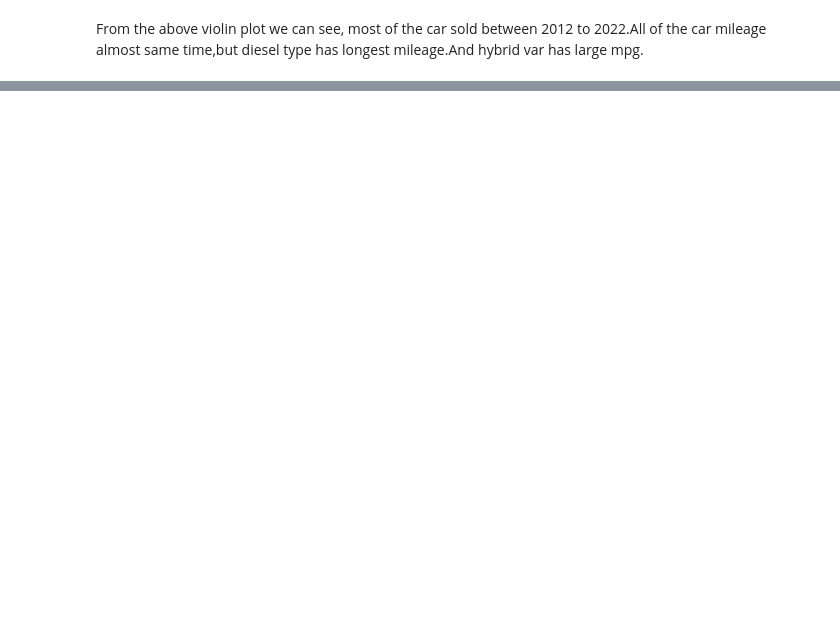
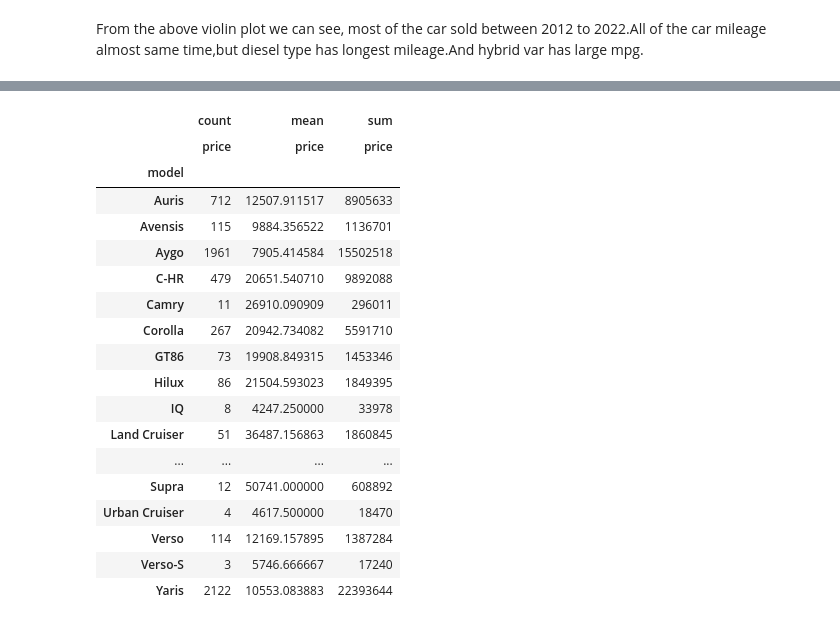
Before and after one commit to shawon-barua/Toyota_used_car_analysis, a Jupyter notebook: toyota_used_car_EDA.ipynb, the cells around one changed output, grey strips where cells are left out. Drawn from its saved outputs; the diff is of its cells as text; code cells hidden in the pictures; blank space fills up the shorter version.

```diff
--- a/toyota_used_car_EDA.ipynb
+++ b/toyota_used_car_EDA.ipynb
@@ -366,0 +392,23 @@ From the above violin plot we can see, most of the car sold between 2012 to 2022
+# %%
+df_pivot = pd.pivot_table(df, index='model', values='price', aggfunc=['count', 'mean', 'sum'])
+display(df_pivot)
+# %% [output]
+|  | count | mean | sum |
+|  | price | price | price |
+| model |  |  |  |
+| Auris | 712 | 12507.911517 | 8905633 |
+| Avensis | 115 | 9884.356522 | 1136701 |
+| Aygo | 1961 | 7905.414584 | 15502518 |
+| C-HR | 479 | 20651.540710 | 9892088 |
+| Camry | 11 | 26910.090909 | 296011 |
+| Corolla | 267 | 20942.734082 | 5591710 |
+| GT86 | 73 | 19908.849315 | 1453346 |
+| Hilux | 86 | 21504.593023 | 1849395 |
+| IQ | 8 | 4247.250000 | 33978 |
+| Land Cruiser | 51 | 36487.156863 | 1860845 |
+| ... | ... | ... | ... |
+| Supra | 12 | 50741.000000 | 608892 |
+| Urban Cruiser | 4 | 4617.500000 | 18470 |
+| Verso | 114 | 12169.157895 | 1387284 |
+| Verso-S | 3 | 5746.666667 | 17240 |
+| Yaris | 2122 | 10553.083883 | 22393644 |
```
Also changed, not shown: parts of 21 cells of this notebook.
